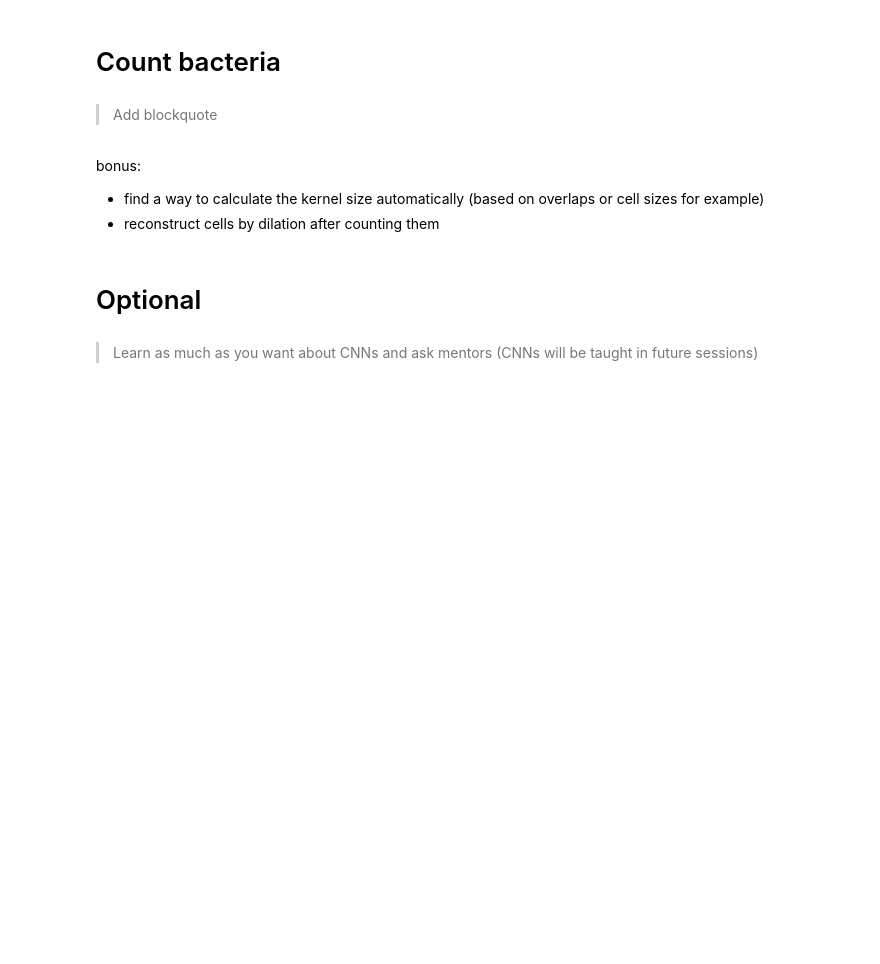
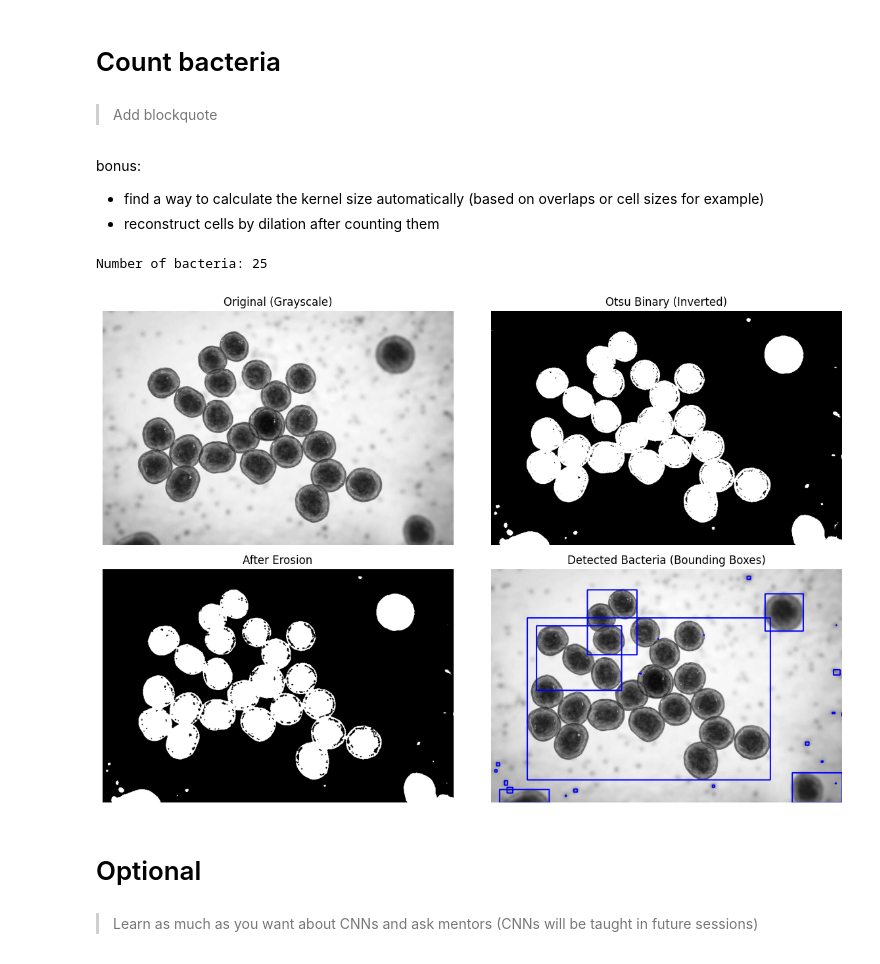
Before and after one commit to zahrajavanbakhsh/AI2025, a Jupyter notebook: week2/tasks.ipynb, the cells around one changed output. Drawn from its saved outputs; the diff is of its cells as text; code cells hidden in the pictures; blank space fills up the shorter version.

```diff
--- a/week2/tasks.ipynb
+++ b/week2/tasks.ipynb
@@ -123,3 +123,57 @@ binary = cv2.bitwise_not(binary)
+# %%
+# Load image (grayscale)
+img = cv2.imread("bacteria.jpg", cv2.IMREAD_GRAYSCALE)
+
+# Otsu thresholding
+_, binary = cv2.threshold(img, 0, 255, cv2.THRESH_BINARY + cv2.THRESH_OTSU)
+
+# Flip the colors (for morphology)
+binary = cv2.bitwise_not(binary)
+
+# Erosion to remove small noise
+kernel = cv2.getStructuringElement(cv2.MORPH_ELLIPSE, (3,3))
+eroded = cv2.erode(binary, kernel, iterations=1)
+
+# Connected component analysis
+num_labels, labels, stats, centroids = cv2.connectedComponentsWithStats(eroded)
+
+# Print the number of components (excluding background)
+print("Number of bacteria:", num_labels - 1)
+
+# Draw results (Boxes around bacteria)
+output = cv2.cvtColor(img, cv2.COLOR_GRAY2BGR)
+for i in range(1, num_labels):
+    x, y, w, h, area = stats[i]
+    cv2.rectangle(output, (x, y), (x+w, y+h), (0, 0, 255), 2)
+
+# Display results
+plt.figure(figsize=(12,8))
+
+plt.subplot(2,2,1)
+plt.imshow(img, cmap='gray')
+plt.title("Original (Grayscale)")
+plt.axis("off")
+
+plt.subplot(2,2,2)
+plt.imshow(binary, cmap='gray')
+plt.title("Otsu Binary (Inverted)")
+plt.axis("off")
+
+plt.subplot(2,2,3)
+plt.imshow(eroded, cmap='gray')
+plt.title("After Erosion")
+plt.axis("off")
+
+plt.subplot(2,2,4)
+plt.imshow(output)
+plt.title("Detected Bacteria (Bounding Boxes)")
+plt.axis("off")
+
+plt.tight_layout()
+plt.show()
+# %% [output]
+Number of bacteria: 25
+[figure, added]
 # %% [markdown]
 # Optional
 # %% [markdown]
```
Also changed, not shown: parts of 2 cells of this notebook.
